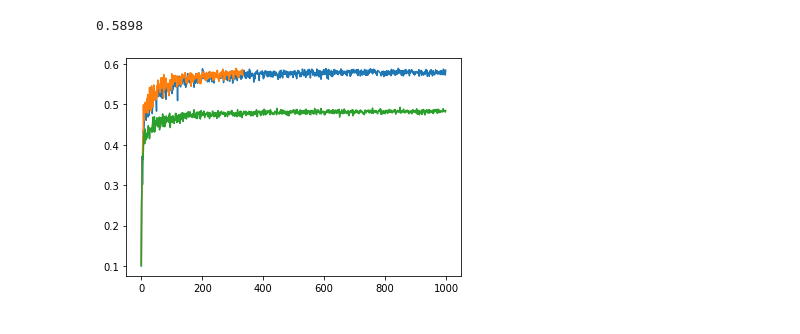
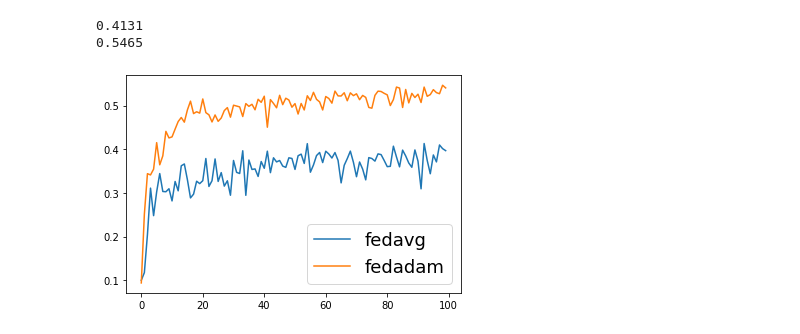
Before and after one commit to GauriGupta19/codream, a Jupyter notebook: viz/node0_stud_acc_vs_teacher_acc-multi_client_sample.ipynb, the cells around one changed output. Cells and saved outputs as stored; diff of their text form; code cells hidden in the pictures.

Commit message:
fedadam

```diff
--- a/viz/node0_stud_acc_vs_teacher_acc-multi_client_sample.ipynb
+++ b/viz/node0_stud_acc_vs_teacher_acc-multi_client_sample.ipynb
@@ -111,5 +118,6 @@ len(dset)
 # %%
-train_loader = DataLoader(dset, batch_size=1, shuffle=True)
+fedavg_train_loader = DataLoader(fedavg_dset, batch_size=1, shuffle=True)
+fedadam_train_loader = DataLoader(fedadam_dset, batch_size=1, shuffle=True)
 
 dpath = "../imgs/cifar10/"
 mean = np.array((0.4914, 0.4822, 0.4465))
@@ -134,19 +152,37 @@ optim = torch.optim.Adam(model.parameters(), lr=3e-4)
 loss_fn_ce = torch.nn.CrossEntropyLoss()
 loss_fn_kl = nn.KLDivLoss(reduction="batchmean", log_target=True)
 # %%
-best_test_acc = 0
+epochs = 100
+
+fedavg_best_test_acc = 0
 # test_acc_l112_ is node 3
-test_acc_l112_0, tr_acc_l112_0 = [], []
-for epoch in range(1000):
-    test_loss, test_acc = test(model, test_loader, loss_fn_ce, device)
-    test_acc_l112_0.append(test_acc)
-    if best_test_acc < test_acc:
-        best_test_acc = test_acc
-    tr_loss, tr_acc = train(model, optim, train_loader, loss_fn_kl, device, apply_softmax=True)
-    tr_acc_l112_0.append(tr_acc)
+test_acc_fedavg, tr_acc_fedavg = [], []
+for epoch in range(epochs):
+    test_loss, test_acc = test(fedavg_model, test_loader, loss_fn_ce, device)
+    test_acc_fedavg.append(test_acc)
+    if fedavg_best_test_acc < test_acc:
+        fedavg_best_test_acc = test_acc
+    tr_loss, tr_acc = train(fedavg_model, fedavg_optim, fedavg_train_loader, loss_fn_kl, device, apply_softmax=True)
+    tr_acc_fedavg.append(tr_acc)
     print("epoch {} test_loss: {:.4f}, test_acc: {:.4f}, tr_loss: {:.4f}, tr_acc: {:.4f}".format(epoch,
                                                                                                  test_loss,
                                                                                                  test_acc,
                                                                                                  tr_loss,
                                                                                                  tr_acc))
+
+fedadam_best_test_acc = 0
+# test_acc_l112_ is node 3
+test_acc_fedadam, tr_acc_fedadam = [], []
+for epoch in range(epochs):
+    test_loss, test_acc = test(fedadam_model, test_loader, loss_fn_ce, device)
+    test_acc_fedadam.append(test_acc)
+    if fedadam_best_test_acc < test_acc:
+        fedadam_best_test_acc = test_acc
+    tr_loss, tr_acc = train(fedadam_model, fedadam_optim, fedadam_train_loader, loss_fn_kl, device, apply_softmax=True)
+    tr_acc_fedadam.append(tr_acc)
+    print("epoch {} test_loss: {:.4f}, test_acc: {:.4f}, tr_loss: {:.4f}, tr_acc: {:.4f}".format(epoch,
+                                                                                                 test_loss,
+                                                                                                 test_acc,
+                                                                                                 tr_loss,
+                                                                                                 tr_acc))
 # %% [output]
@@ -170,13 +206,16 @@ epoch 751 test_loss: 70.2758, test_acc: 0.5763, tr_loss: 0.0285, tr_acc: 0.9970
 # %%
-best_test_acc
+print(fedavg_best_test_acc )
+print(fedadam_best_test_acc )
 # %% [output]
-0.5898
+0.4131
+0.5465
 # %%
 import matplotlib.pyplot as plt
 # %%
 # plt.plot(test_acc_l)
-plt.plot(test_acc_l112_0)
-plt.plot(test_acc_l112_)
+plt.plot(test_acc_fedavg, label='fedavg')
+plt.plot(test_acc_fedadam, label='fedadam')
+plt.legend(fontsize=18)
 plt.show()
 # %% [output]
-[figure, old version]
+[figure, new version]
```
Also changed, not shown: parts of 7 cells of this notebook, 3 other files.
